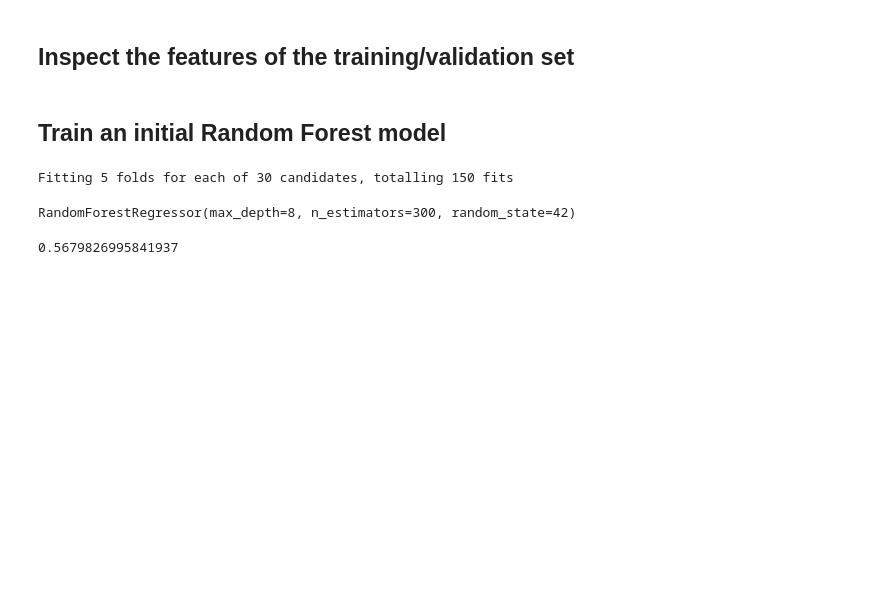
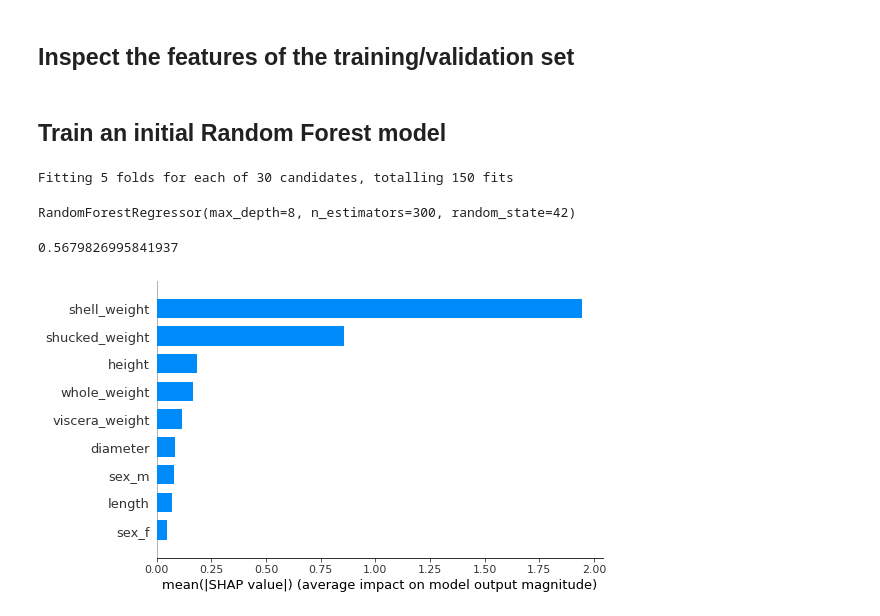
Before and after one commit to Simon-Lee-UK/abalone-kaggle, a Jupyter notebook: analysis/initial_notebook.ipynb, the cells around one changed output. Saved outputs shown, nothing was run; the diff lists cells and outputs as text; code cells hidden in the pictures; blank space fills up the shorter version.

Commit message:
Add SHAP plots to examine feature importance

```diff
--- a/analysis/initial_notebook.ipynb
+++ b/analysis/initial_notebook.ipynb
@@ -88,7 +89,7 @@ rf_params = {
 }
 
 rf = RandomForestRegressor(random_state=42)
-rf_gridsearch = GridSearchCV(rf, rf_params, n_jobs=-1, cv=5, verbose=3).fit(
+rf_gridsearch = GridSearchCV(rf, rf_params, n_jobs=-1, cv=5, verbose=5).fit(
     X_train, y_train.squeeze()
 )
 # %% [output]
@@ -101,3 +102,8 @@ RandomForestRegressor(max_depth=8, n_estimators=300, random_state=42)
 rf_gridsearch.best_score_
 # %% [output]
 0.5679826995841937
+# %%
+rf_shap_values = shap.TreeExplainer(rf_gridsearch.best_estimator_).shap_values(X_train)
+shap.summary_plot(rf_shap_values, X_train, plot_type="bar")
+# %% [output]
+[figure, added]
```
Also changed, not shown: parts of 5 cells of this notebook, 1 other file.
